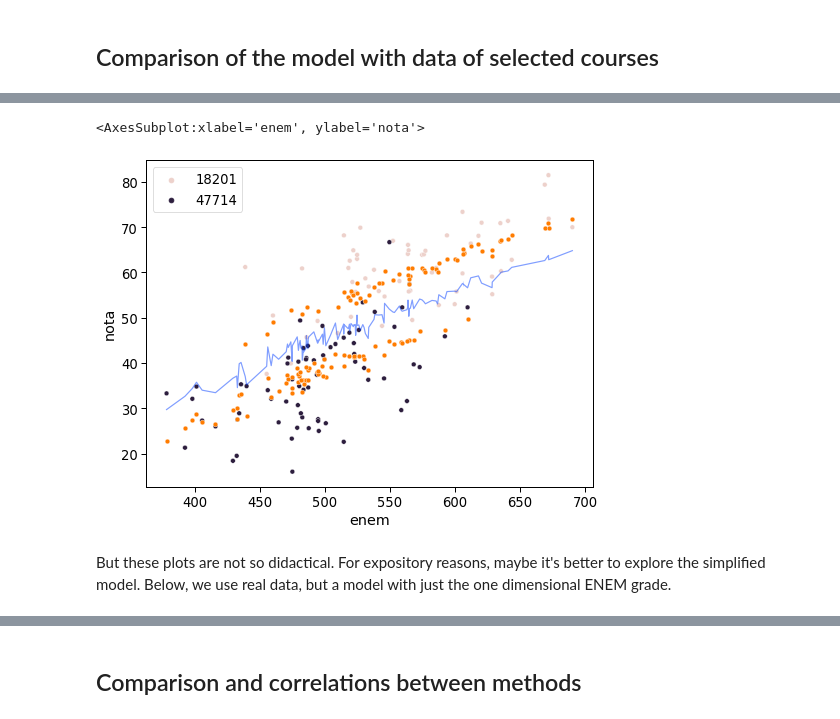
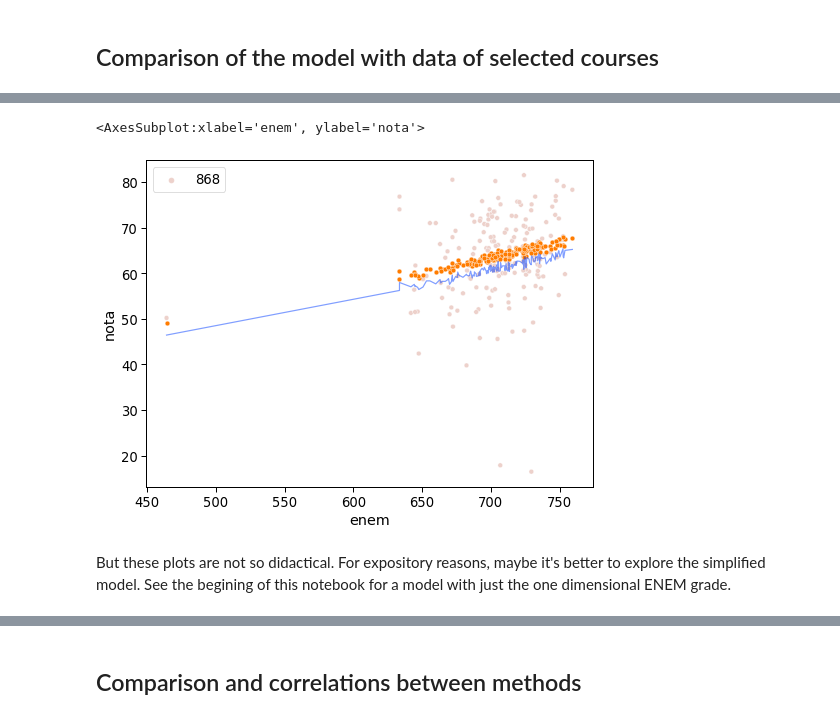
Before and after one commit to ewout/idd, a Jupyter notebook: 2-CalculateIDDs.ipynb, the cells around one changed output, grey strips where cells are left out. Drawn from its saved outputs; the diff is of its cells as text; code cells hidden in the pictures.

```diff
--- a/2-CalculateIDDs.ipynb
+++ b/2-CalculateIDDs.ipynb
@@ -70,7 +76,0 @@ Let's fit the above data with Lmer
-# %%
-data = pd.concat([pd.DataFrame({'enem':x,'enade':y,'curso':c}) for x,y,c in [(enem1,enade1,1),(enem2,enade2,2),(enem3,enade3,3),(enem4,enade4,4)] ])
-import numpy as np
-from pymer4.models import Lmer
-import scipy.stats as stats
-model = Lmer('enade ~ enem + (1|curso)',data=data)
-model.fit()
@@ -107,0 +192,13 @@ In the simulated data above, we depict four hypothecical courses with different
+# %%
+sns.set_context('paper',font_scale=1.7)
+fig,axs = plt.subplots(1,2,figsize=(16,6),sharex=False)
+p = sns.color_palette('bright',5)
+fig1a(axs[0],p)
+axs[0].set_title("Simulated data")
+p = sns.color_palette('bright',2)
+fig1b(axs[1],p)
+axs[1].set_title("Civil Engineering (2019)")
+
+
+fn= "figs/figure1.svg"
+plt.savefig(fn,bbox_inches='tight')
@@ -212,8 +284,10 @@ print(len(set(filtered(inep19).curso) - set(md19.curso) ))
 To see if we can reproduce INEP's calcultations. We'll use the Lmer function of R, through the Pymer interface, to calculate the linear mixed effects model.
 # %%
 from pymer4.models import Lmer
+area = 5710 # Civil Engineering
+#area = 12 # Medicine
 formula = 'nota ~  ch + cn + mt + lc + (1|curso)'
-model1 = Lmer(formula,data=md19.query("area == 12"))
+model1 = Lmer(formula,data=md19.query("area == @area"))
 model1.fit()
 # %% [output]
 Formula: nota~ch+cn+mt+lc+(1|curso)
@@ -473,15 +576,16 @@ intercept.sort_values(by='idd').iloc[-5].name
 # %%
-course1 = intercept.sort_values(by='idd').iloc[-1].name
+#course1 = intercept.sort_values(by='idd').iloc[-1].name
 course2 = intercept.sort_values(by='idd').iloc[1].name
+course1 = 868
 sns.set_context('paper',font_scale=1.5)
 fig = plt.figure(figsize=(8,6))
 sns.set_palette('bright')
-datatoplot = fitdata.query("curso == @course1 or curso == @course2")
+datatoplot = fitdata.query("curso == @course1")
 ax = sns.scatterplot(data=datatoplot,x='enem',y='nota',hue='curso')
 sns.scatterplot(data=datatoplot,x='enem',y='pred',ax=ax)
 sns.lineplot(data=datatoplot,x='enem',y='prednoranef',alpha=0.5,ax=ax)
 # %% [output]
 <AxesSubplot:xlabel='enem', ylabel='nota'>
-[figure, old version]
+[figure, new version]
 # %% [markdown]
-But these plots are not so didactical. For expository reasons, maybe it's better to explore the simplified model. Below, we use real data, but a model with just the one dimensional ENEM grade.
+But these plots are not so didactical. For expository reasons, maybe it's better to explore the simplified model. See the begining of this notebook for a model with just the one dimensional ENEM grade.
```
Also changed, not shown: parts of 51 cells of this notebook, 14 other files.
